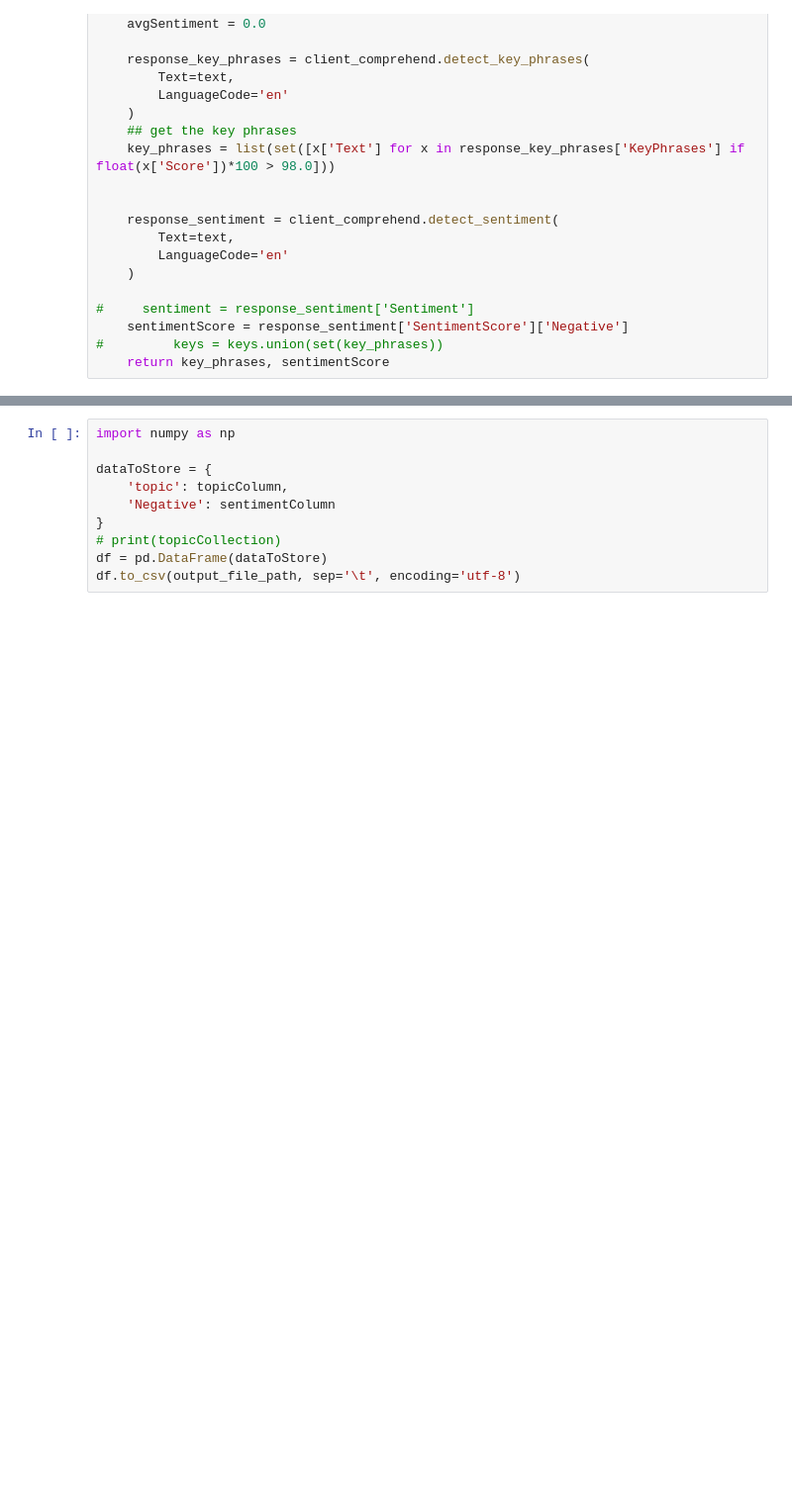
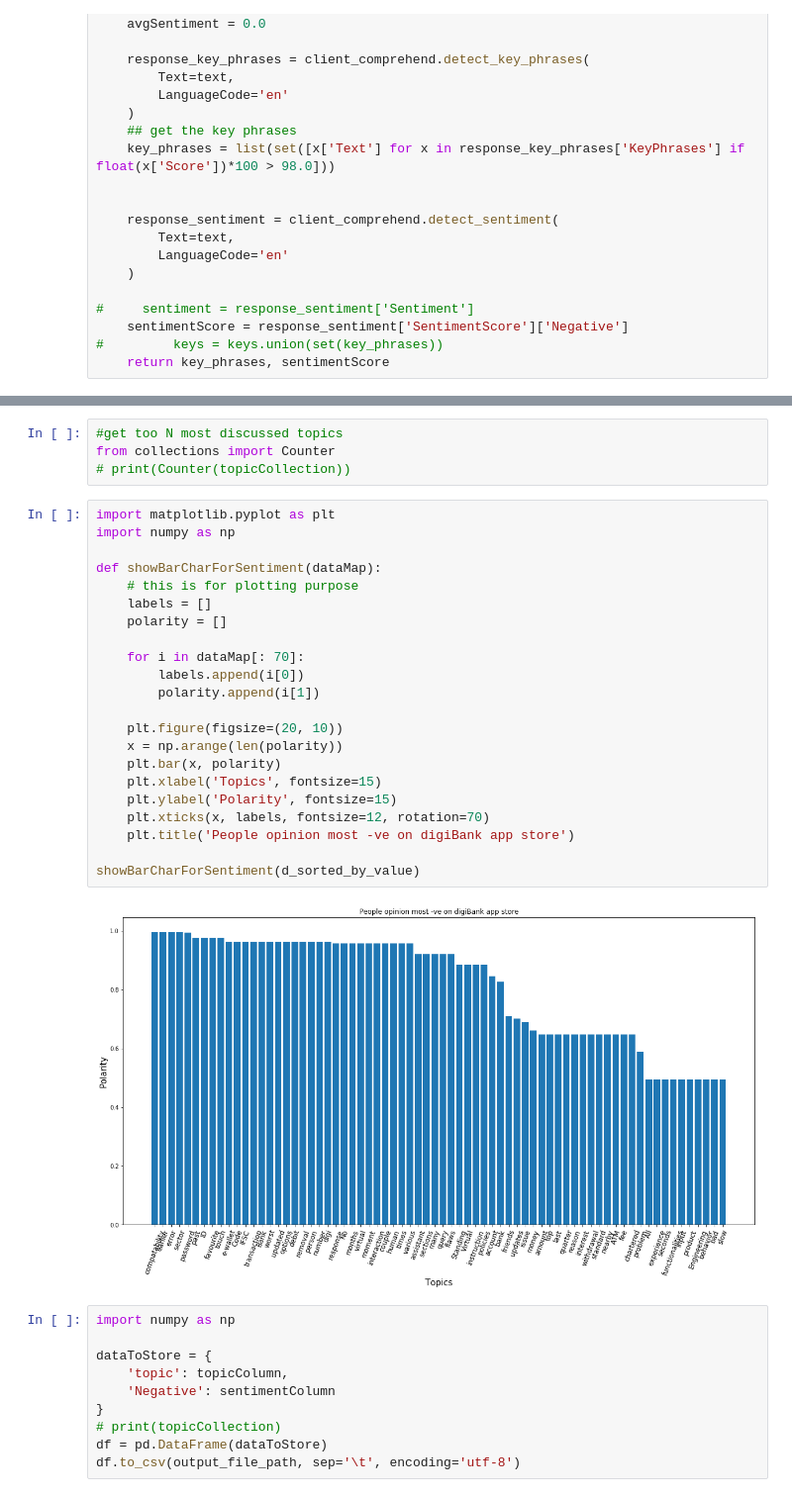
Before and after one commit to sulabh9999/SentimentAnalysis, a Jupyter notebook: sentiments.ipynb, the cells around one changed output, grey strips where cells are left out. Shown at 99% size. Drawn from its saved outputs; the diff is of its cells as text; blank space fills up the shorter version.

```diff
--- a/sentiments.ipynb
+++ b/sentiments.ipynb
@@ -83,3 +128,31 @@ showWordCloud(topicCollection)
+# %%
+#get too N most discussed topics
+from collections import Counter
+# print(Counter(topicCollection))
+# %%
+import matplotlib.pyplot as plt
+import numpy as np
+
+def showBarCharForSentiment(dataMap):
+    # this is for plotting purpose
+    labels = []
+    polarity = []
+
+    for i in dataMap[: 70]:
+        labels.append(i[0])
+        polarity.append(i[1])
+
+    plt.figure(figsize=(20, 10))
+    x = np.arange(len(polarity))
+    plt.bar(x, polarity)
+    plt.xlabel('Topics', fontsize=15)
+    plt.ylabel('Polarity', fontsize=15)
+    plt.xticks(x, labels, fontsize=12, rotation=70)
+    plt.title('People opinion most -ve on digiBank app store')
+
+showBarCharForSentiment(d_sorted_by_value)
+# %% [output]
+[figure, added]
 # %%
 import numpy as np
 
```
Also changed, not shown: parts of 7 cells of this notebook, 1 other file.
